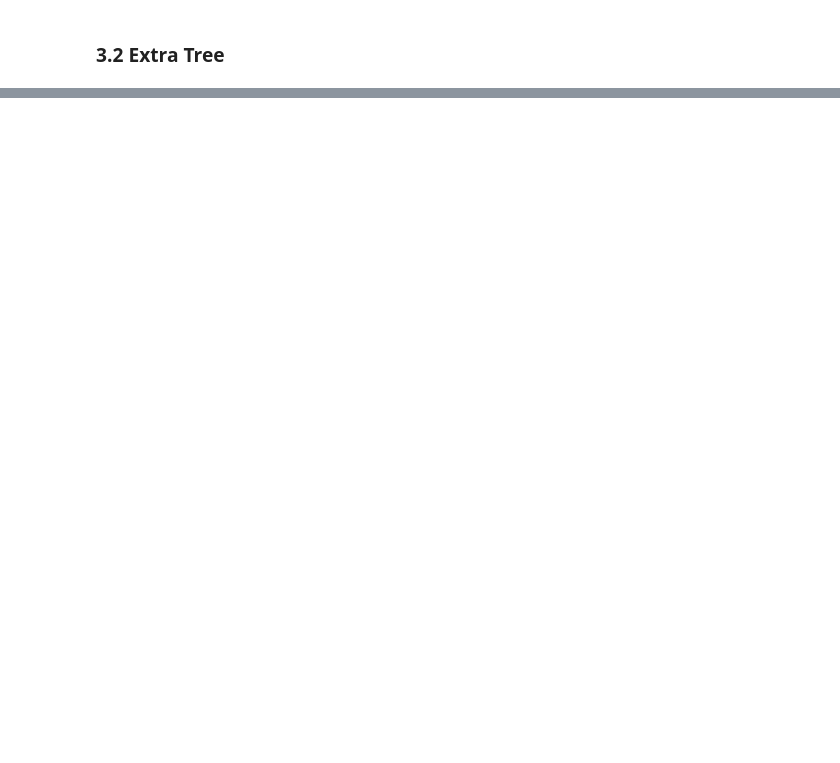
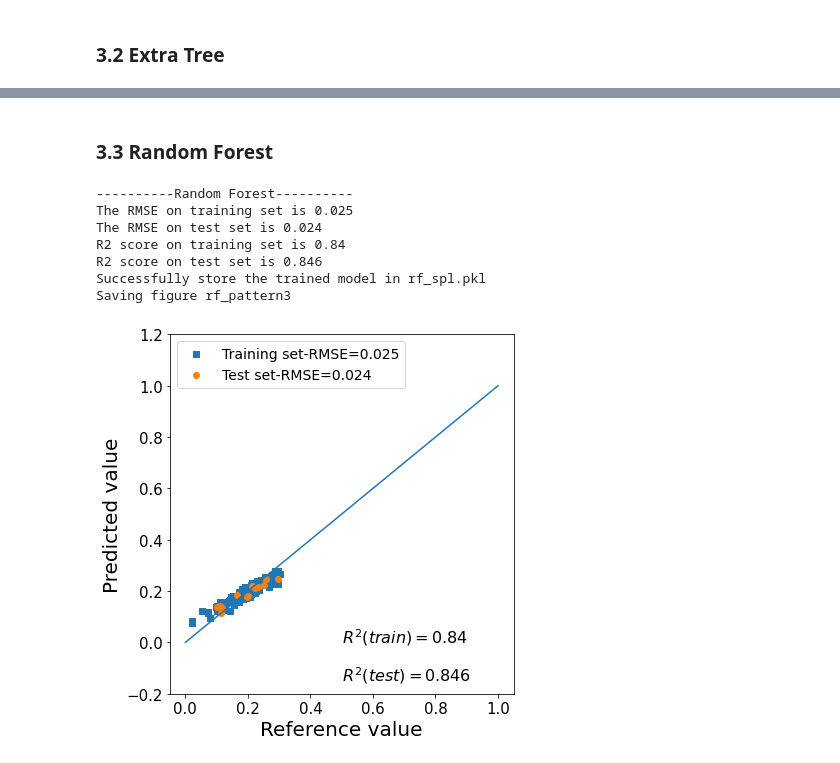
Before and after one commit to ZJUEarthData/Clinopyroxene-Ferric-Iron-Prediction-Huang-et-al.-2022-American-Mineralogist, a Jupyter notebook: model_training/model_training.ipynb, the cells around one changed output, grey strips where cells are left out. Cells and saved outputs as stored; diff of their text form; code cells hidden in the pictures; blank space fills up the shorter version.

Commit message:
add a new model for pattern 3 and modify corresponding docx

```diff
--- a/model_training/model_training.ipynb
+++ b/model_training/model_training.ipynb
@@ -780,0 +780,48 @@ Saving figure et_pattern3
+# %% [markdown]
+### 3.3 Random Forest
+# %%
+# get feature data set and label data set, append a new feature column to X_all_33
+X_all_33 = df3_edit.drop(["Fe3+/Fetot(Correction)", "clustering_label"], axis=1)
+y_all_33 = df3_edit["Fe3+/Fetot(Correction)"].copy()
+# %%
+from sklearn.model_selection import StratifiedShuffleSplit
+
+# stratified random sampling based on the results of KMeans Clustering
+split_33 = StratifiedShuffleSplit(n_splits=1, test_size=0.1, random_state=19)
+# divide augmented X and y into training and testing data
+for train_index, test_index in split_33.split(df3_edit, df3_edit["clustering_label"]):
+    # train : test = 9 : 1
+    X_train_33 = X_all_33.loc[train_index]
+    X_test_33 = X_all_33.loc[test_index]
+    y_train_33 = y_all_33.loc[train_index]
+    y_test_33 = y_all_33.loc[test_index]
+# %%
+from sklearn.ensemble import RandomForestRegressor
+
+# build up Random Forest model
+rnd_clf_33 = RandomForestRegressor(n_estimators=500, oob_score=True, max_leaf_nodes=15,
+                                n_jobs=-1, random_state=42)
+
+# train the model and get the corresponding score
+y_train_predict_33, y_test_predict_33, train_rmse_33, test_rmse_33, train_r2_33, test_r2_33 = \
+score(rnd_clf_33, 'Random Forest', 'rf_spl', X_train_33, X_test_33, y_train_33, y_test_33)
+
+# plot binary diagram
+binary_plot(y_train = y_train_33,
+            y_train_label = y_train_predict_33,
+            y_test = y_test_33,
+            y_test_label = y_test_predict_33,
+            train_rmse = train_rmse_33,
+            test_rmse = test_rmse_33,
+            train_r2 = train_r2_33,
+            test_r2 = test_r2_33)
+save_fig("rf_pattern3")
+# %% [output]
+----------Random Forest----------
+The RMSE on training set is 0.025
+The RMSE on test set is 0.024
+R2 score on training set is 0.84
+R2 score on test set is 0.846
+Successfully store the trained model in rf_spl.pkl
+Saving figure rf_pattern3
+[figure, added]
```
Also changed, not shown: parts of 15 cells of this notebook, 18 other files.
